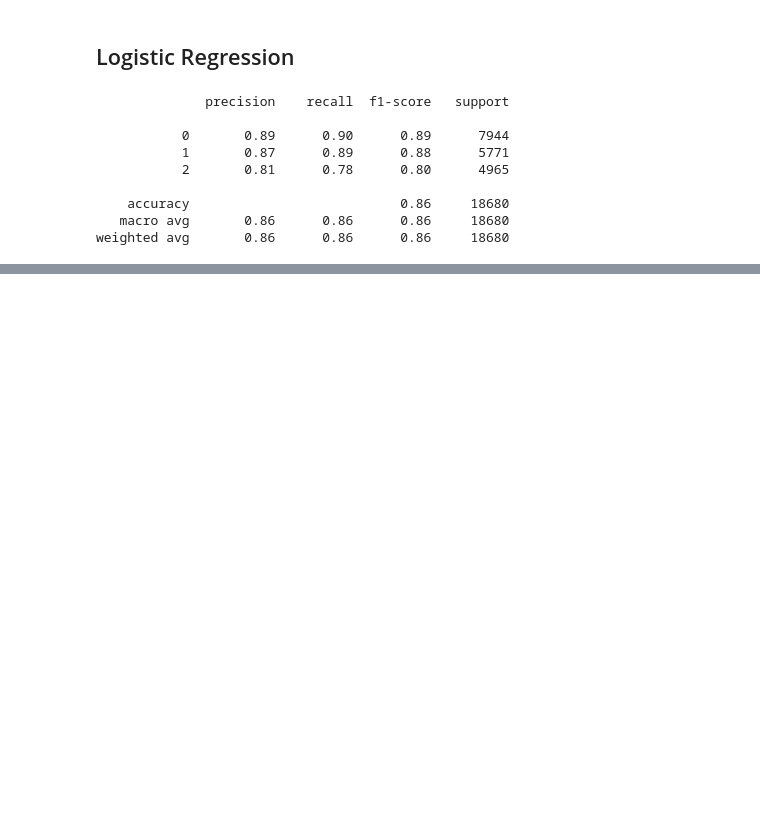
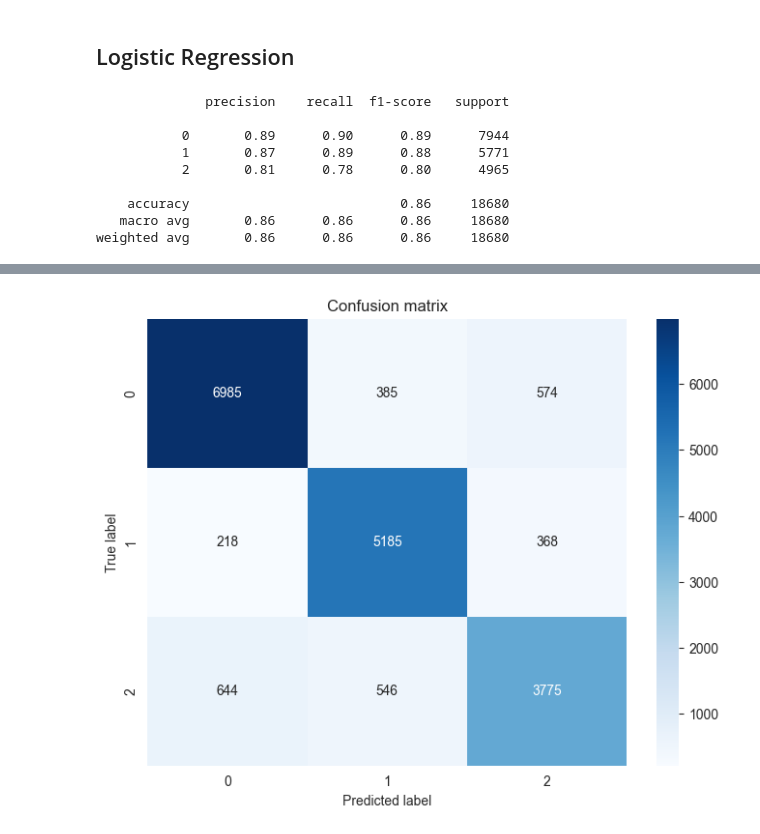
Before and after one commit to theRomansky/world-news-category, a Jupyter notebook: notebooks/modelling_tfidf.ipynb, the cells around one changed output, grey strips where cells are left out. Saved outputs shown, nothing was run; the diff lists cells and outputs as text; code cells hidden in the pictures; blank space fills up the shorter version.

```diff
--- a/notebooks/modelling_tfidf.ipynb
+++ b/notebooks/modelling_tfidf.ipynb
@@ -59,0 +60,4 @@ weighted avg       0.86      0.86      0.86     18680
+# %%
+nb_classifier = MultinomialNB()
+nb_classifier.fit(train_data, train_labels)
+nb_predictions = nb_classifier.predict(test_data)
@@ -59,0 +76,4 @@ weighted avg       0.86      0.86      0.86     18680
+# %%
+plot_confusion_matrix(confusion_matrix(test_labels, nb_predictions))
+# %% [output]
+[figure, added]
```
Also changed, not shown: parts of 8 cells of this notebook.
